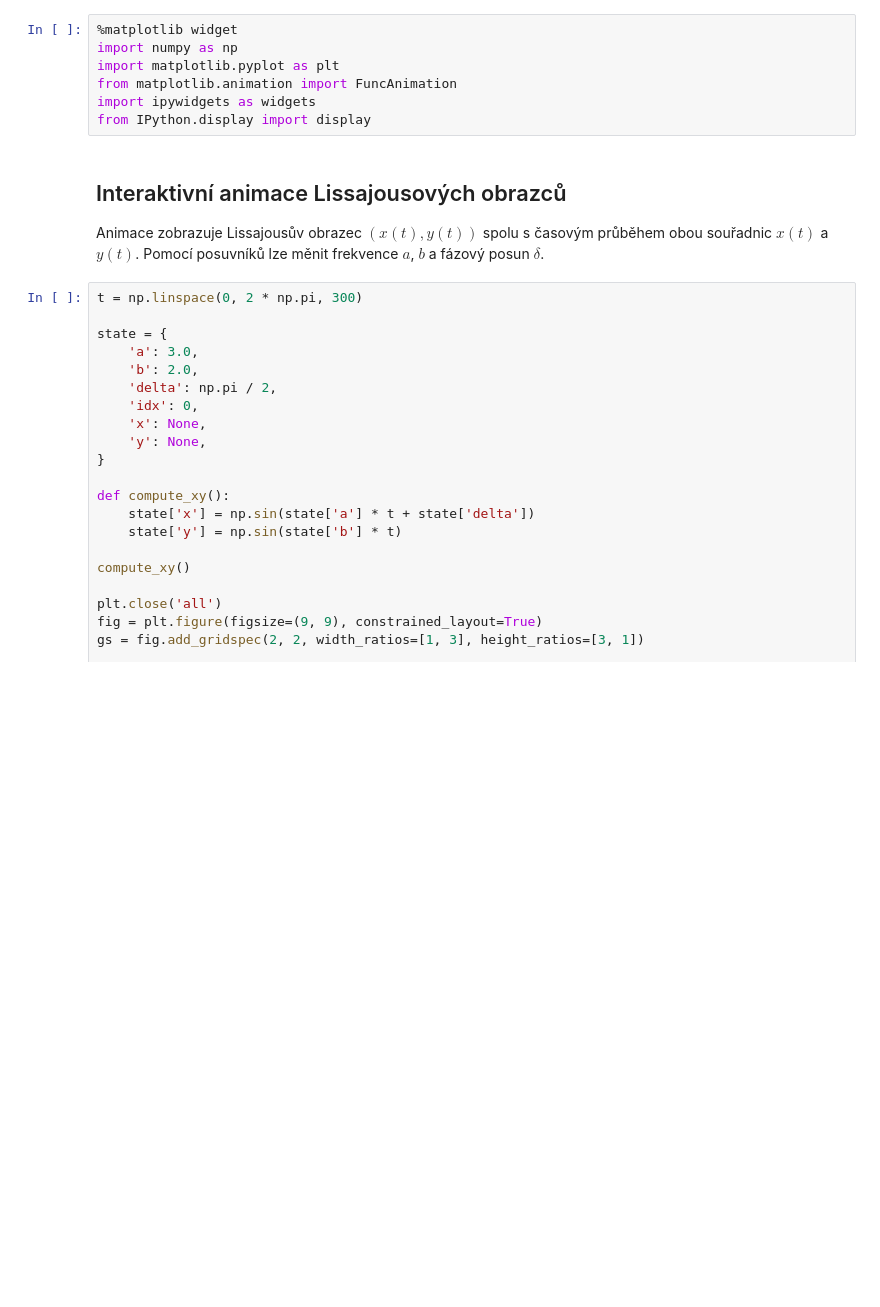
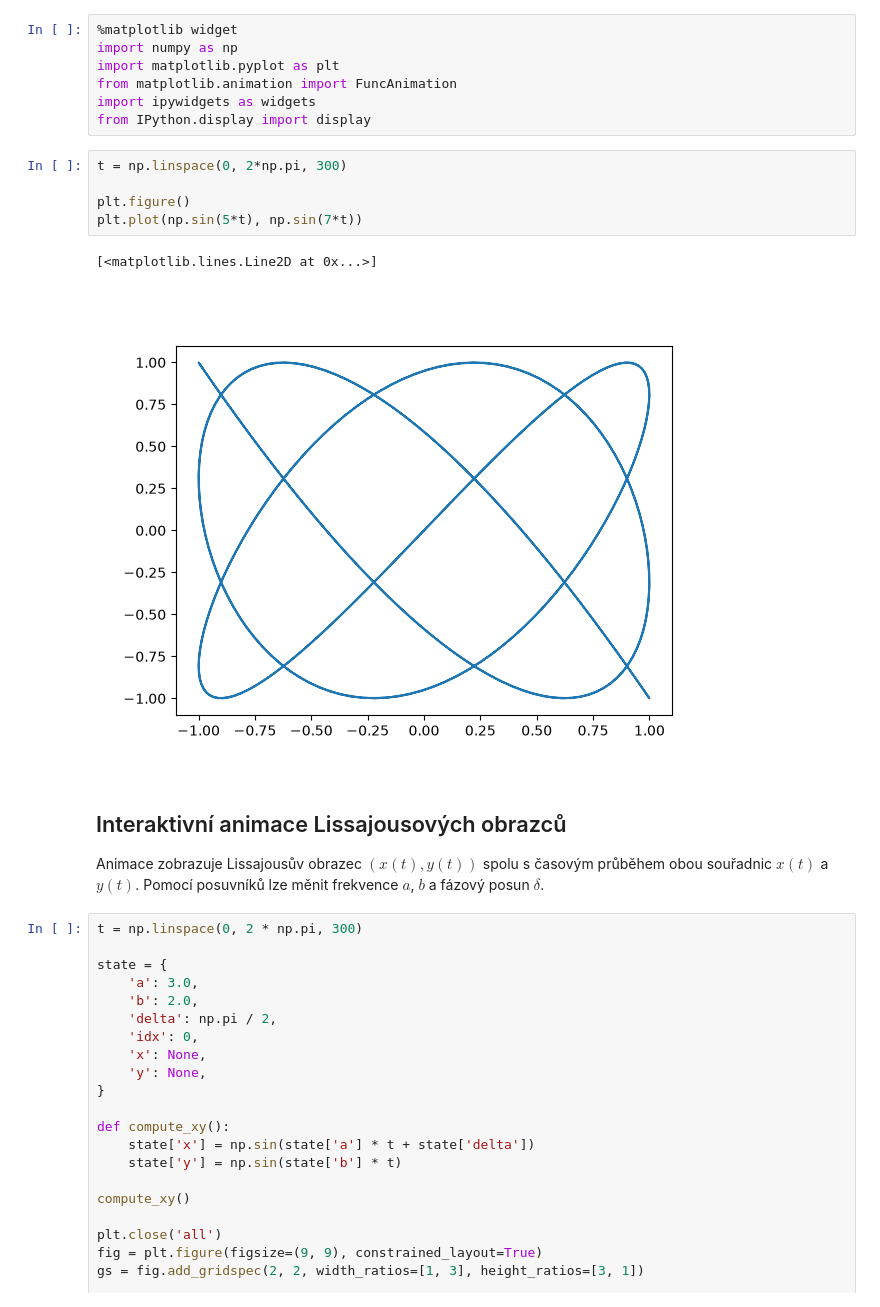
Before and after one commit to emil-varga/mechanika, a Jupyter notebook: python/notebooks/14_Lissajousove_obrazce.ipynb, the cells around one changed output. Drawn from its saved outputs; the diff is of its cells as text; blank space fills up the shorter version.

```diff
--- a/python/notebooks/14_Lissajousove_obrazce.ipynb
+++ b/python/notebooks/14_Lissajousove_obrazce.ipynb
@@ -5,6 +5,14 @@ import matplotlib.pyplot as plt
 from matplotlib.animation import FuncAnimation
 import ipywidgets as widgets
 from IPython.display import display
+# %%
+t = np.linspace(0, 2*np.pi, 300)
+
+plt.figure()
+plt.plot(np.sin(5*t), np.sin(7*t))
+# %% [output]
+[<matplotlib.lines.Line2D at 0x...>]
+[figure, added]
 # %% [markdown]
 ## Interaktivní animace Lissajousových obrazců
 
```
